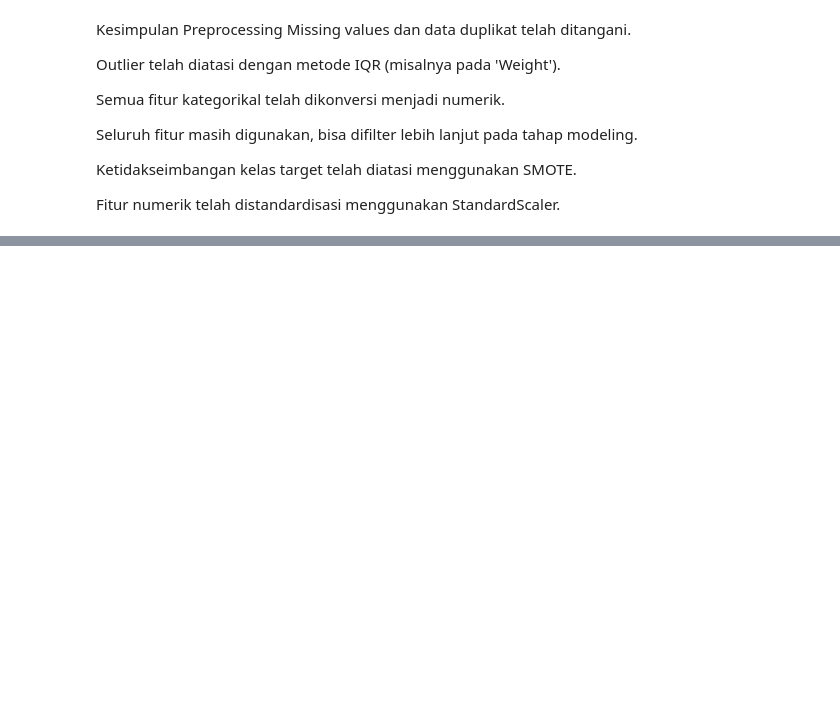
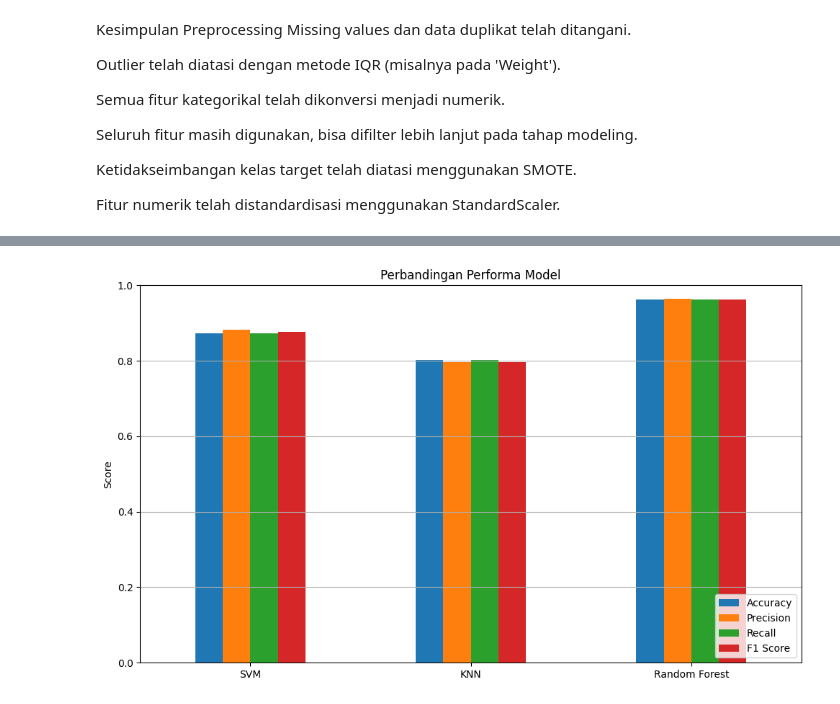
Before and after one commit to muhammadaryadwisaputra/Bengkel-Coding, a Jupyter notebook: Uas(BK)ipynb.ipynb, the cells around one changed output, grey strips where cells are left out. Drawn from its saved outputs; the diff is of its cells as text; code cells hidden in the pictures; blank space fills up the shorter version.

```diff
--- a/Uas(BK)ipynb.ipynb
+++ b/Uas(BK)ipynb.ipynb
@@ -207,0 +218,4 @@ for feature in numerical_features:
+# %%
+from sklearn.model_selection import train_test_split
+
+X_train, X_test, y_train, y_test = train_test_split(X_scaled, y_resampled, test_size=0.2, random_state=42, stratify=y_resampled)
@@ -207,0 +273,18 @@ for feature in numerical_features:
+# %%
+import matplotlib.pyplot as plt
+import pandas as pd
+
+# Convert results ke DataFrame
+df_results = pd.DataFrame(results).T
+
+df_results.plot(kind='bar', figsize=(10, 6))
+plt.title('Perbandingan Performa Model')
+plt.ylabel('Score')
+plt.ylim(0, 1)
+plt.xticks(rotation=0)
+plt.legend(loc='lower right')
+plt.grid(axis='y')
+plt.tight_layout()
+plt.show()
+# %% [output]
+[figure, added]
```
Also changed, not shown: parts of 12 cells of this notebook.
